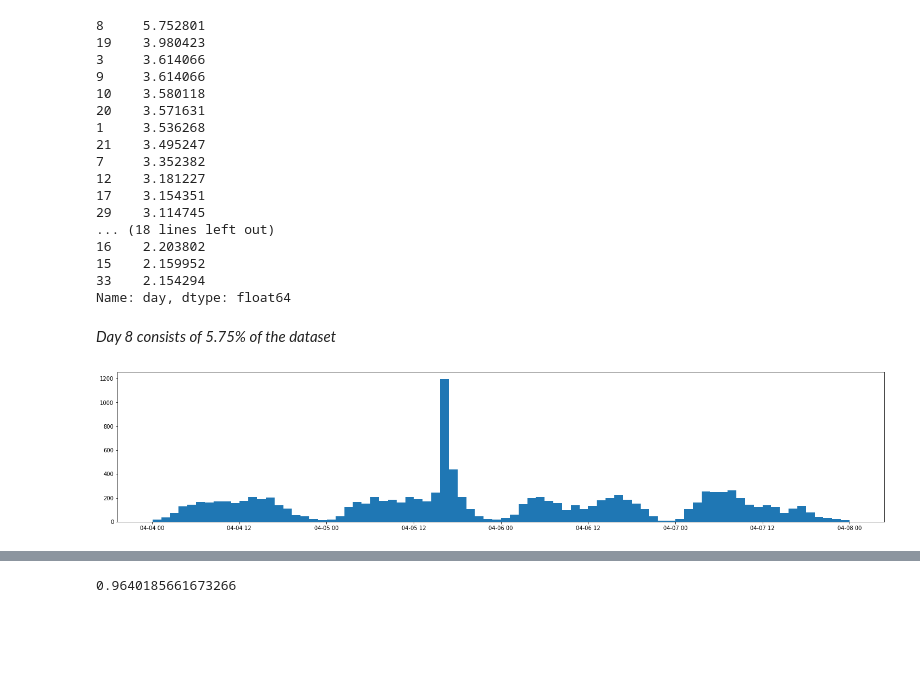
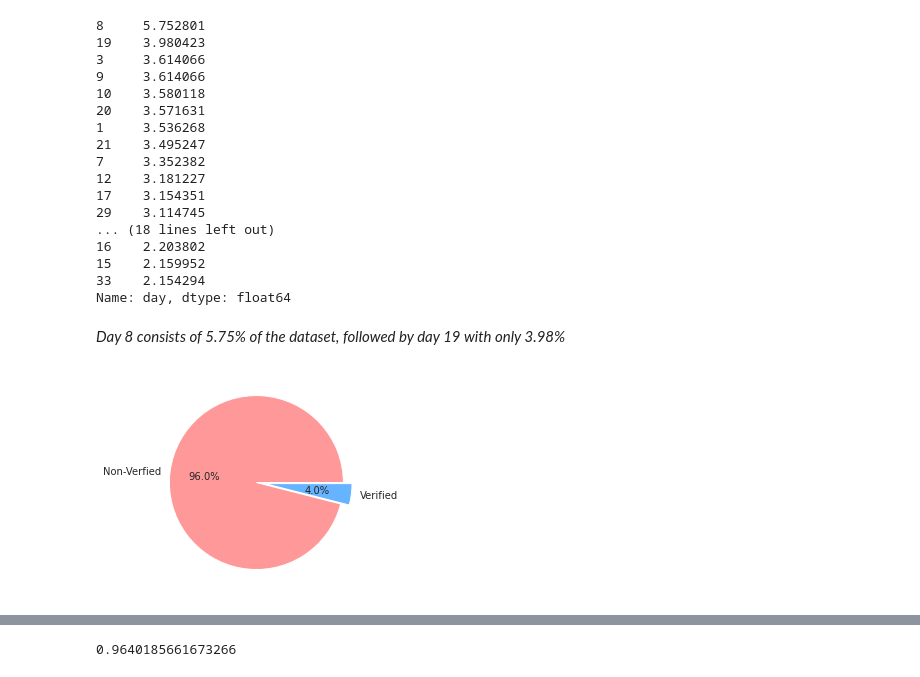
Before and after one commit to ShubhangiSoni1603/Sentimental_analysis_twitter_IN, a Jupyter notebook: Untitled3.ipynb, the cells around one changed output, grey strips where cells are left out. Cells and saved outputs as stored; diff of their text form; code cells hidden in the pictures; blank space fills up the shorter version.

```diff
--- a/Untitled3.ipynb
+++ b/Untitled3.ipynb
@@ -196,6 +188,7 @@ Name: reply_to_screen_name, Length: 4964, dtype: int64
 # %%
 # these are string objects must be converted into time
 dat["created_at"] = pd.to_datetime(dat["created_at"])
+dat["account_created_at"] = pd.to_datetime(dat["account_created_at"])
 dat["created_at"]
 # %% [output]
 0       2020-03-29 00:04:06+00:00
@@ -241,13 +235,13 @@ daily_counts/daily_counts.sum()*100
 33    2.154294
 Name: day, dtype: float64
 # %% [markdown]
-<em> Day 8 consists of 5.75% of the dataset
+<em> Day 8 consists of 5.75% of the dataset, followed by day 19 with only 3.98%
 
 </em>
-# %%
-fig = plt.figure(figsize=(25,5))
-day8tweets = dat[dat["day"].isin([7,8,9,10])]["created_at"]
-plt.hist(day8tweets,bins= 4*20)
-plt.show()
-# %% [output]
-[figure, removed]
+# %%
+sns.set_style("white")
+plt.pie(dat["verified"].value_counts(),labels = ["Non-Verfied", "Verified"],explode = (0.05,0.05),  autopct='%1.1f%%',colors = ['#ff9999','#66b3ff'])
+plt.show()
+# only 4% of the users have verified accounts
+# %% [output]
+[figure, added]
```
Also changed, not shown: parts of 13 cells of this notebook.
